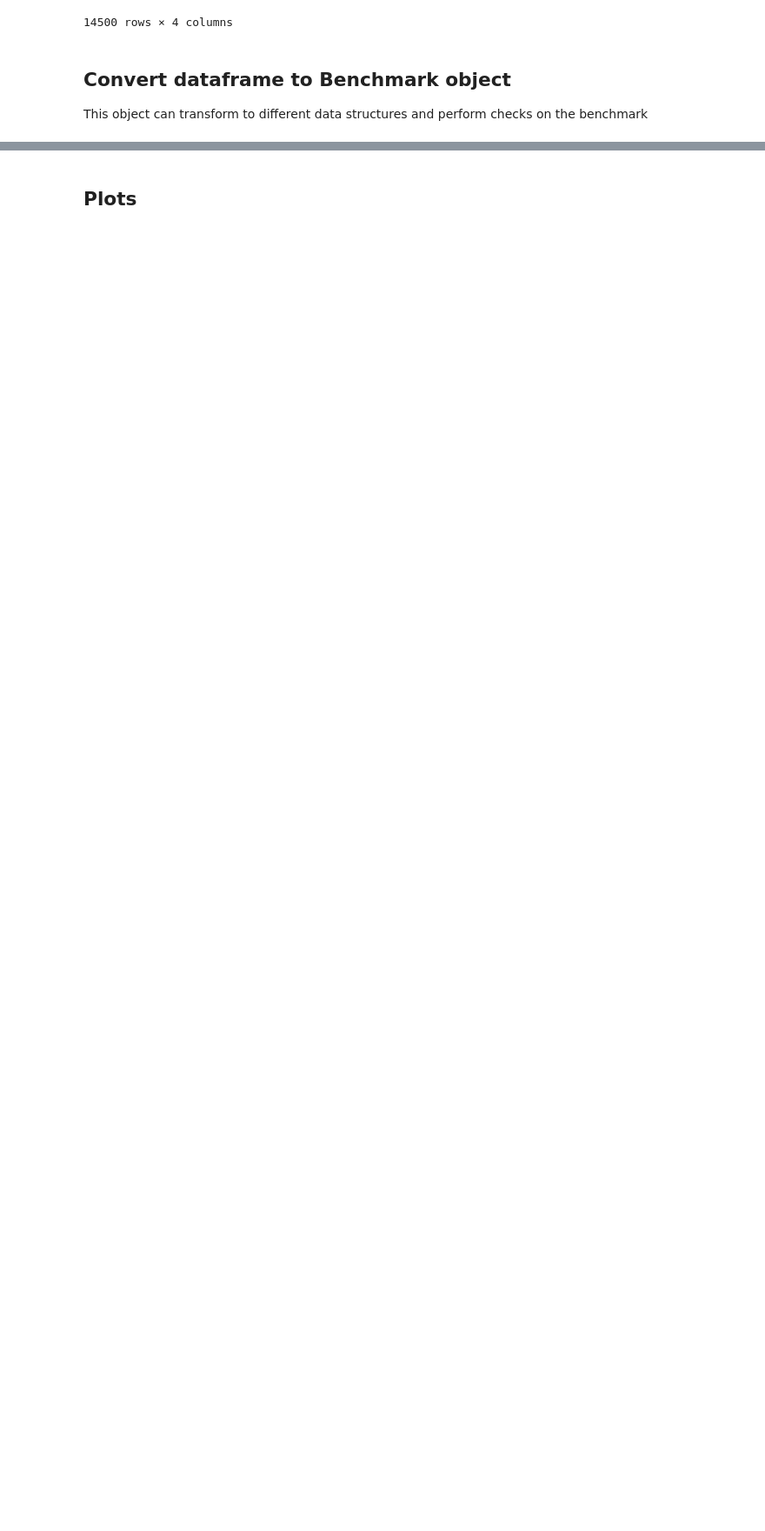
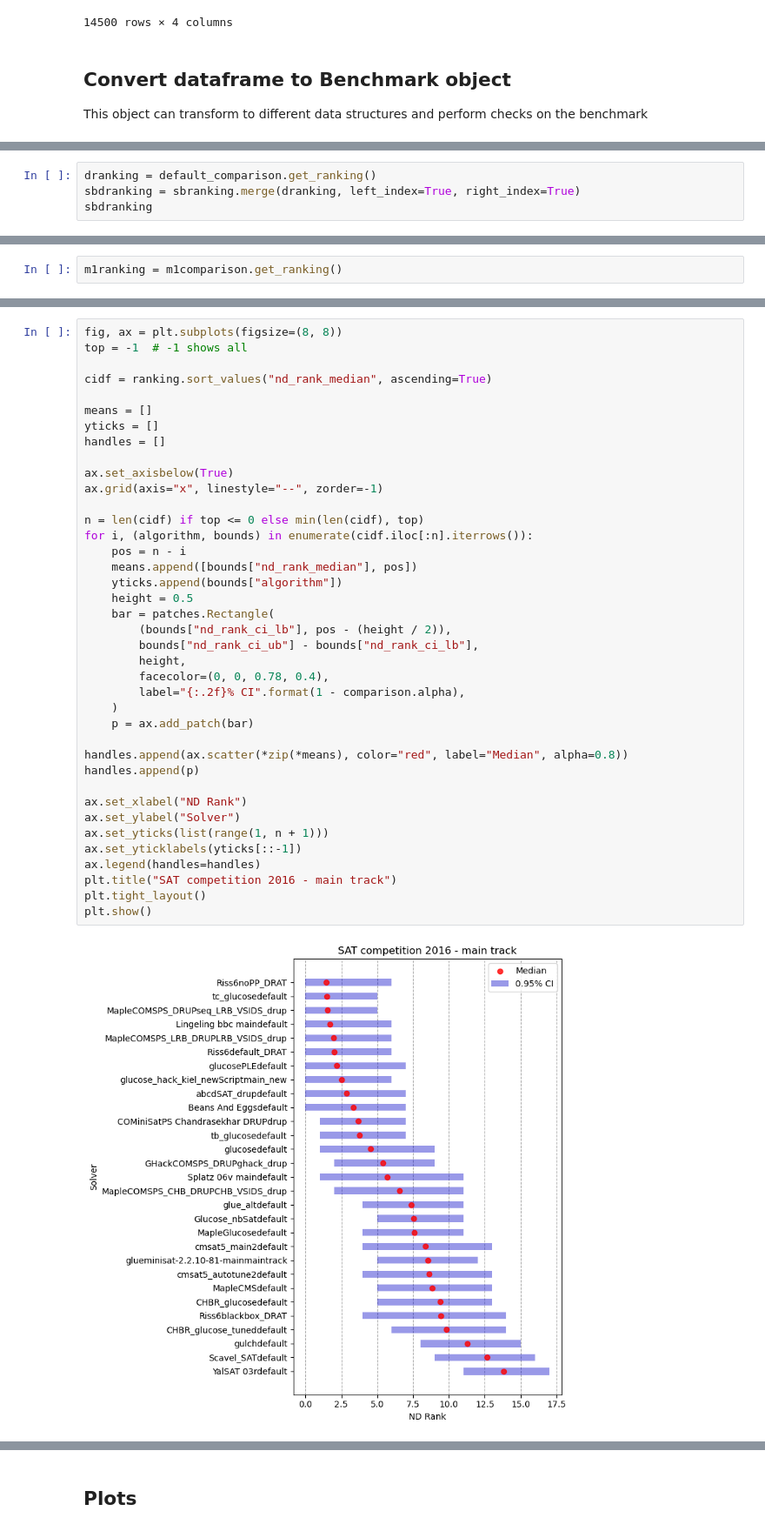
Before and after one commit to jeroenrook/robustranking, a Jupyter notebook: Experiments/examples/SAT2016.ipynb, the cells around one changed output, grey strips where cells are left out. Shown at 87% size. Drawn from its saved outputs; the diff is of its cells as text; blank space fills up the shorter version.

```diff
--- a/Experiments/examples/SAT2016.ipynb
+++ b/Experiments/examples/SAT2016.ipynb
@@ -55,0 +117,4 @@ dtype: object
+# %%
+dranking = default_comparison.get_ranking()
+sbdranking = sbranking.merge(dranking, left_index=True, right_index=True)
+sbdranking
@@ -55,0 +140,2 @@ dtype: object
+# %%
+m1ranking = m1comparison.get_ranking()
@@ -55,0 +261,41 @@ dtype: object
+# %%
+fig, ax = plt.subplots(figsize=(8, 8))
+top = -1  # -1 shows all
+
+cidf = ranking.sort_values("nd_rank_median", ascending=True)
+
+means = []
+yticks = []
+handles = []
+
+ax.set_axisbelow(True)
+ax.grid(axis="x", linestyle="--", zorder=-1)
+
+n = len(cidf) if top <= 0 else min(len(cidf), top)
+for i, (algorithm, bounds) in enumerate(cidf.iloc[:n].iterrows()):
+    pos = n - i
+    means.append([bounds["nd_rank_median"], pos])
+    yticks.append(bounds["algorithm"])
+    height = 0.5
+    bar = patches.Rectangle(
+        (bounds["nd_rank_ci_lb"], pos - (height / 2)),
+        bounds["nd_rank_ci_ub"] - bounds["nd_rank_ci_lb"],
+        height,
+        facecolor=(0, 0, 0.78, 0.4),
+        label="{:.2f}% CI".format(1 - comparison.alpha),
+    )
+    p = ax.add_patch(bar)
+
+handles.append(ax.scatter(*zip(*means), color="red", label="Median", alpha=0.8))
+handles.append(p)
+
+ax.set_xlabel("ND Rank")
+ax.set_ylabel("Solver")
+ax.set_yticks(list(range(1, n + 1)))
+ax.set_yticklabels(yticks[::-1])
+ax.legend(handles=handles)
+plt.title("SAT competition 2016 - main track")
+plt.tight_layout()
+plt.show()
+# %% [output]
+[figure, added]
```
Also changed, not shown: parts of 40 cells of this notebook, 10 other files.
